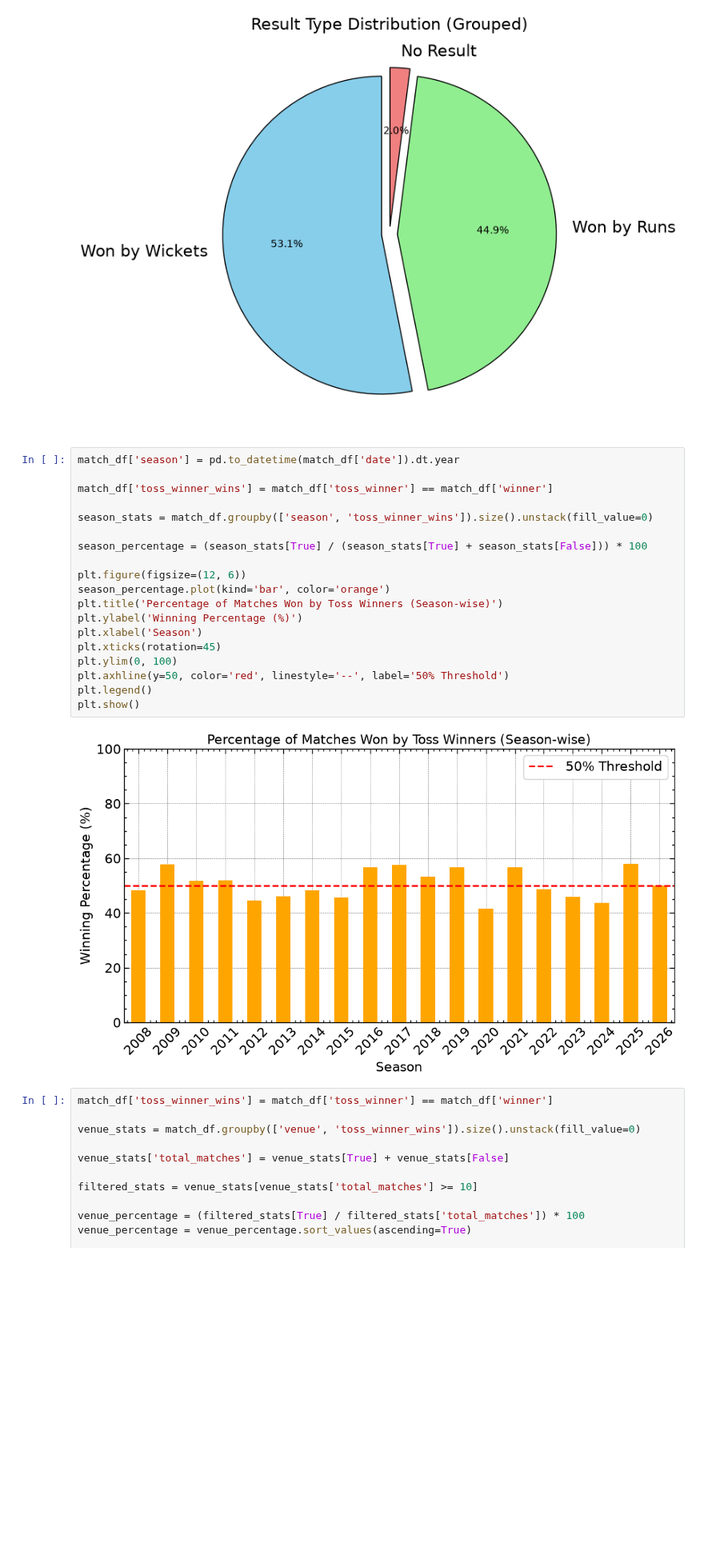
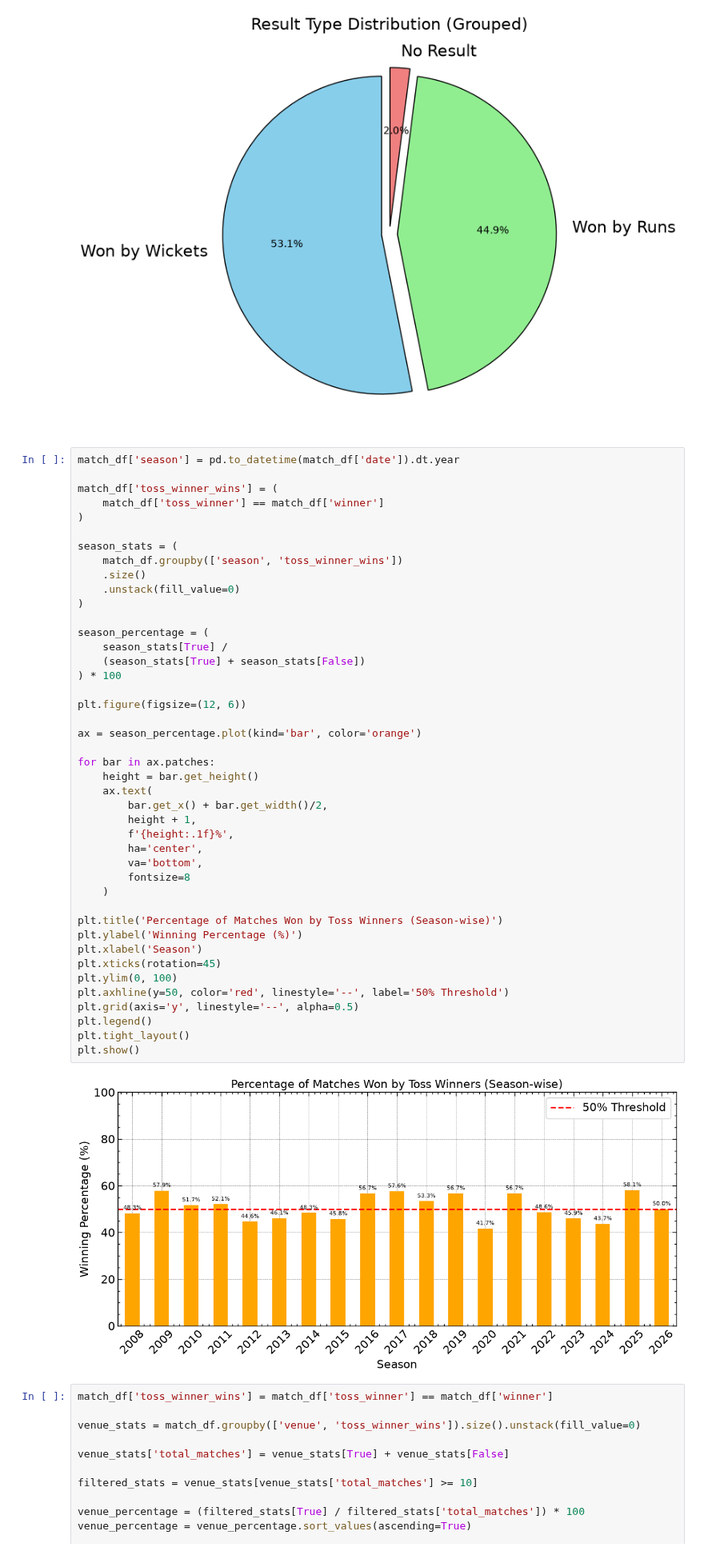
Before and after one commit to Karanveer-Tinna/ipl-cricket-prediction-model, a Jupyter notebook: notebooks/03_eda.ipynb, the cells around one changed output. Shown at 80% size. Drawn from its saved outputs; the diff is of its cells as text; blank space fills up the shorter version.

Commit message:
fixed graphs in eda notebook and added annotation to some remaining graphs

```diff
--- a/notebooks/03_eda.ipynb
+++ b/notebooks/03_eda.ipynb
@@ -216,24 +235,48 @@ plt.show()
 # %%
 match_df['season'] = pd.to_datetime(match_df['date']).dt.year
 
-match_df['toss_winner_wins'] = match_df['toss_winner'] == match_df['winner']
+match_df['toss_winner_wins'] = (
+    match_df['toss_winner'] == match_df['winner']
+)
 
-season_stats = match_df.groupby(['season', 'toss_winner_wins']).size().unstack(fill_value=0)
+season_stats = (
+    match_df.groupby(['season', 'toss_winner_wins'])
+    .size()
+    .unstack(fill_value=0)
+)
 
-season_percentage = (season_stats[True] / (season_stats[True] + season_stats[False])) * 100
+season_percentage = (
+    season_stats[True] /
+    (season_stats[True] + season_stats[False])
+) * 100
 
 plt.figure(figsize=(12, 6))
-season_percentage.plot(kind='bar', color='orange')
+
+ax = season_percentage.plot(kind='bar', color='orange')
+
+for bar in ax.patches:
+    height = bar.get_height()
+    ax.text(
+        bar.get_x() + bar.get_width()/2,
+        height + 1,
+        f'{height:.1f}%',
+        ha='center',
+        va='bottom',
+        fontsize=8
+    )
+
 plt.title('Percentage of Matches Won by Toss Winners (Season-wise)')
 plt.ylabel('Winning Percentage (%)')
 plt.xlabel('Season')
 plt.xticks(rotation=45)
 plt.ylim(0, 100)
 plt.axhline(y=50, color='red', linestyle='--', label='50% Threshold')
+plt.grid(axis='y', linestyle='--', alpha=0.5)
 plt.legend()
+plt.tight_layout()
 plt.show()
 # %% [output]
-[figure, old version]
+[figure, new version]
 # %%
 match_df['toss_winner_wins'] = match_df['toss_winner'] == match_df['winner']
 
```
Also changed, not shown: parts of 5 cells of this notebook.
